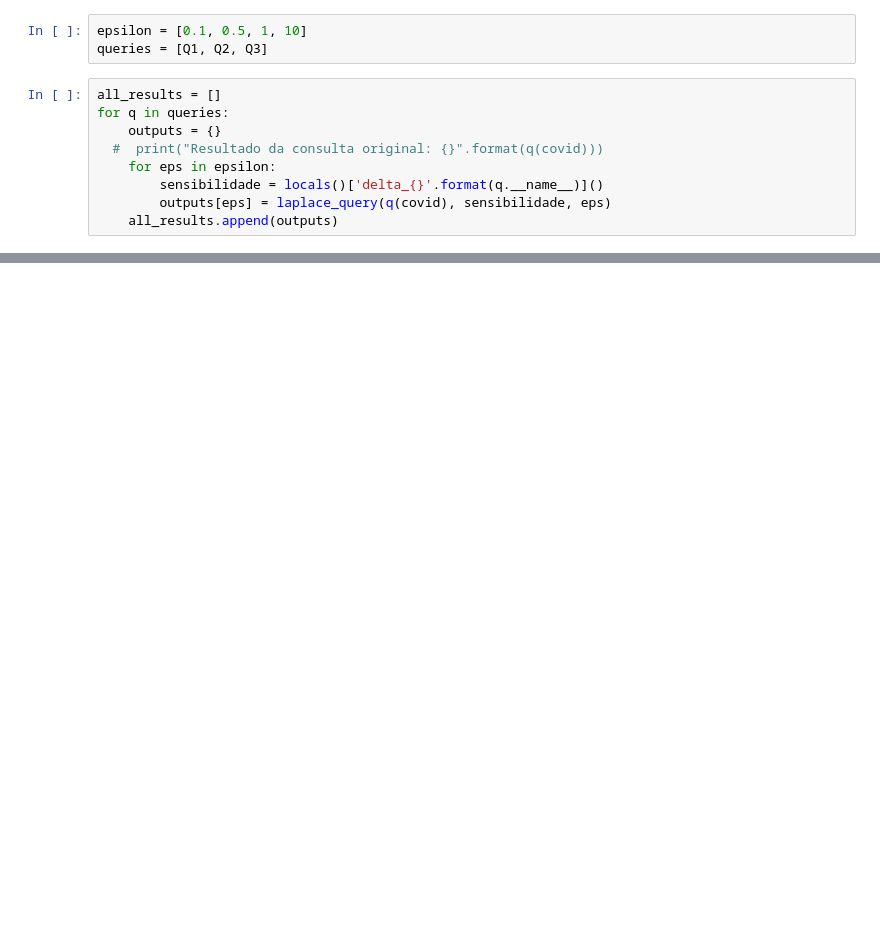
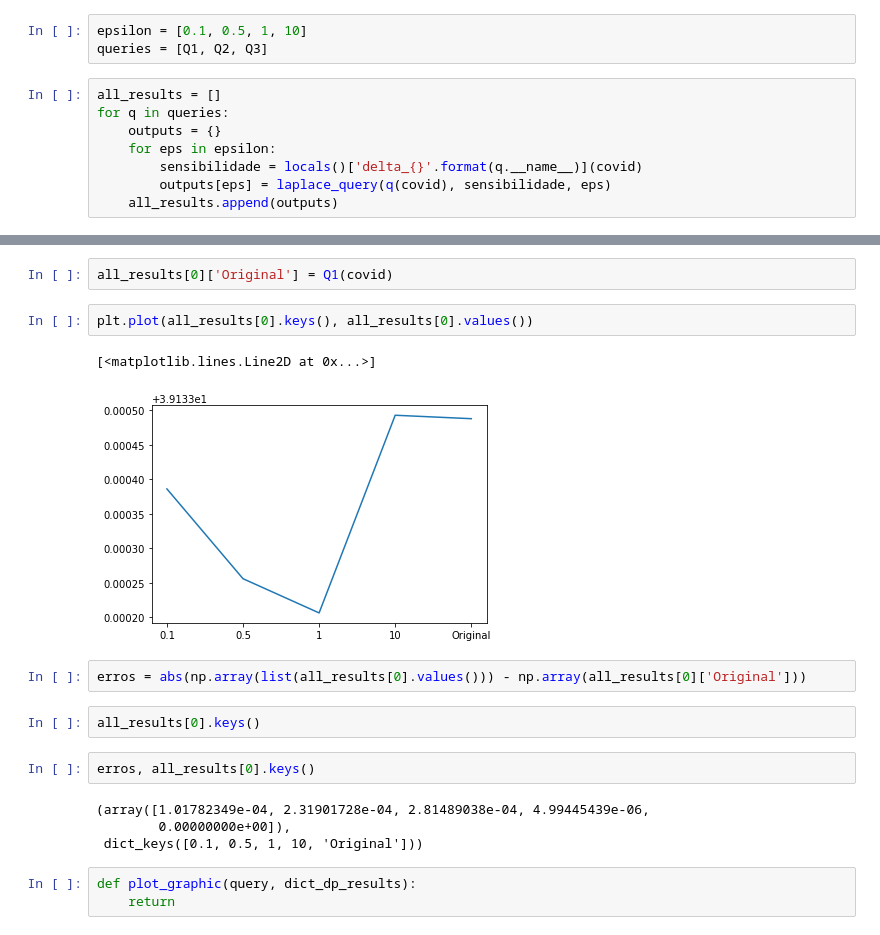
Before and after one commit to Brabissima/disciplina-priv-2022, a Jupyter notebook: Trab 03 - Laplace/Laplace.ipynb, the cells around one changed output, grey strips where cells are left out. Cells and saved outputs as stored; diff of their text form; blank space fills up the shorter version.

```diff
--- a/Trab 03 - Laplace/Laplace.ipynb
+++ b/Trab 03 - Laplace/Laplace.ipynb
@@ -86,9 +87,8 @@ queries = [Q1, Q2, Q3]
 all_results = []
 for q in queries:
     outputs = {}
-  #  print("Resultado da consulta original: {}".format(q(covid)))
     for eps in epsilon:
-        sensibilidade = locals()['delta_{}'.format(q.__name__)]()
+        sensibilidade = locals()['delta_{}'.format(q.__name__)](covid)
         outputs[eps] = laplace_query(q(covid), sensibilidade, eps)
     all_results.append(outputs)
 # %% [output]
@@ -122,0 +136,20 @@ all_results
+# %%
+all_results[0]['Original'] = Q1(covid)
+# %%
+plt.plot(all_results[0].keys(), all_results[0].values())
+# %% [output]
+[<matplotlib.lines.Line2D at 0x...>]
+[figure, added]
+# %%
+erros = abs(np.array(list(all_results[0].values())) - np.array(all_results[0]['Original']))
+# %%
+all_results[0].keys()
+# %%
+erros, all_results[0].keys()
+# %% [output]
+(array([1.01782349e-04, 2.31901728e-04, 2.81489038e-04, 4.99445439e-06,
+        0.00000000e+00]),
+ dict_keys([0.1, 0.5, 1, 10, 'Original']))
+# %%
+def plot_graphic(query, dict_dp_results):
+    return
```
Also changed, not shown: parts of 11 cells of this notebook.
